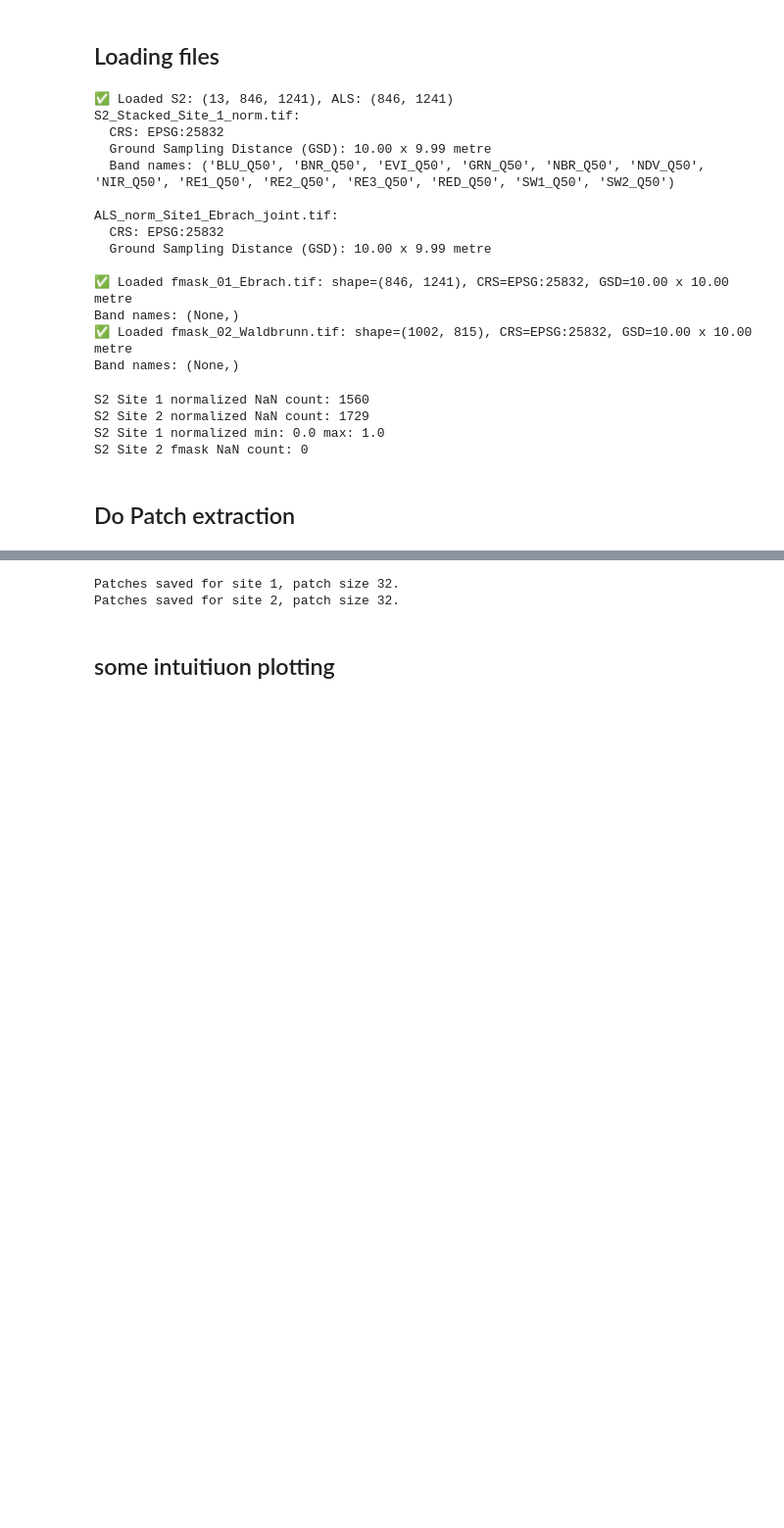
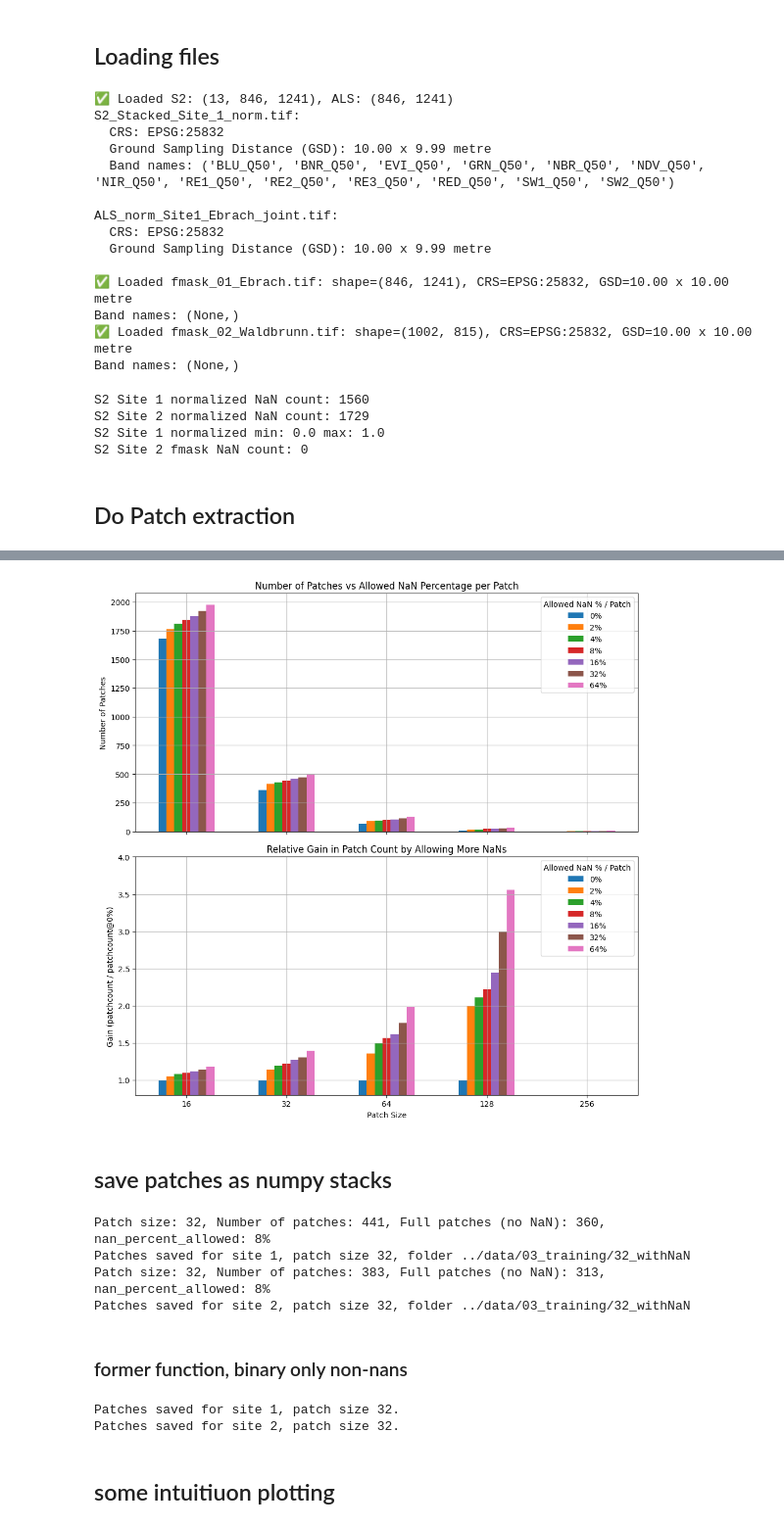
Before and after one commit to fizz-x/TreeHeads, a Jupyter notebook: processing/04_patching.ipynb, the cells around one changed output, grey strips where cells are left out. Shown at 98% size. Cells and saved outputs as stored; diff of their text form; code cells hidden in the pictures; blank space fills up the shorter version.

```diff
--- a/processing/03_patching.ipynb
+++ b/processing/04_patching.ipynb
@@ -162,7 +211,8 @@ for s2, als, fmask in zip(s2, als, fmask):
     print(f"S2 shape: {s2.shape}, ALS shape: {als.shape}")
     for p in patches:
         #print(f"Extracting patches of size {p}...")
-        s2_arr, als_arr, fmask_arr, combined_arr = extract_patches_with_resampled_data(s2, als, fmask, p, only_full_patches=False)
+        #s2_arr, als_arr, fmask_arr, combined_arr = extract_patches_with_resampled_data(s2, als, fmask, p, only_full_patches=False)
+        s2_arr, als_arr, fmask_arr, combined_arr, _ = extract_patches_withnanpc(s2, als, fmask, p, nan_percent_allowed=8, verbose=True)
         #print(f"Shape of Combined patches: {combined_arr.shape}, S2 patches: {s2_arr.shape}, ALS patches: {als_arr.shape}, Fmask patches: {fmask_arr.shape}")
     print("---------------------")
 # %% [output]
@@ -186 +236,63 @@ Patch size: 256, Number of patches: 9, Full patches (no NaN): 0
 ---------------------
+# %%
+patches = [16, 32, 64, 128, 256]
+nan_percents = [0, 2, 4, 8, 16, 32, 64]
+s2 = [s2_np, s2_np2]
+als = [als_np, als_np2]
+fmask = [fmask1, fmask2]
+results = []
+
+for p in patches:
+    for nan_pc in nan_percents:
+        _, _, _, _, stats = extract_patches_withnanpc(s2_np, als_np, fmask1, p, nan_percent_allowed=nan_pc, verbose=False)
+        # stats = [patch_size, num_patches, nan_percent_allowed]
+        results.append(stats)
+
+results = np.array(results)
+# Reshape for plotting: rows=patch sizes, cols=nan_percents
+num_patches_matrix = results[:, 1].reshape(len(patches), len(nan_percents))
+
+# Calculate gain: ratio to the 0% NaN patch count for each patch size
+gain = np.zeros_like(num_patches_matrix, dtype=float)
+for i in range(len(patches)):
+    base = num_patches_matrix[i, 0]
+    if base == 0:
+        gain[i, :] = 0
+    else:
+        gain[i, :] = num_patches_matrix[i, :] / base
+
+bar_width = 0.08
+x = np.arange(len(patches))
+
+fig2, (ax1, ax2) = plt.subplots(2, 1, figsize=(10, 10), sharex=True, gridspec_kw={'height_ratios': [1, 1]})
+
+# Top: original bar plot
+for i, nan_pc in enumerate(nan_percents):
+    ax1.bar(x + i * bar_width, num_patches_matrix[:, i], width=bar_width, label=f'{nan_pc:.0f}%')
+ax1.set_xticks(x + bar_width * (len(nan_percents) - 1) / 2)
+ax1.set_xticklabels([str(p) for p in patches])
+ax1.set_ylabel('Number of Patches')
+ax1.set_title('Number of Patches vs Allowed NaN Percentage per Patch')
+ax1.legend(title='Allowed NaN % / Patch')
+ax1.grid()
+
+# Bottom: gain bar plot
+for i, nan_pc in enumerate(nan_percents):
+    ax2.bar(x + i * bar_width, gain[:, i], width=bar_width, label=f'{nan_pc:.0f}%')
+ax2.set_xlabel('Patch Size')
+ax2.set_ylabel('Gain (patchcount / patchcount@0%)')
+ax2.set_title('Relative Gain in Patch Count by Allowing More NaNs')
+ax2.legend(title='Allowed NaN % / Patch')
+ax2.set_xticks(x + bar_width * (len(nan_percents) - 1) / 2)
+ax2.set_xticklabels([str(p) for p in patches])
+ax2.set_ylim(0.8,4)
+ax2.grid()
+
+plt.tight_layout()
+plt.show()
+
+#print(gain)
+# %% [output]
+[figure, added]
+# %% [markdown]
+## save patches as numpy stacks
@@ -187,3 +322,13 @@ Patch size: 256, Number of patches: 9, Full patches (no NaN): 0
+# %%
+save_patches_as_npy_nantolerant(s2_np, als_np, fmask1, OUTPUT_FOLDER, 32, 1,nan_pc=8)
+save_patches_as_npy_nantolerant(s2_np2, als_np2, fmask2, OUTPUT_FOLDER, 32, 2,nan_pc=8)
+# %% [output]
+Patch size: 32, Number of patches: 441, Full patches (no NaN): 360, nan_percent_allowed: 8%
+Patches saved for site 1, patch size 32, folder ../data/03_training/32_withNaN
+Patch size: 32, Number of patches: 383, Full patches (no NaN): 313, nan_percent_allowed: 8%
+Patches saved for site 2, patch size 32, folder ../data/03_training/32_withNaN
+# %% [markdown]
+### former function, binary only non-nans
 # %%
 # write a function to save the patches as numpy arrays
 def save_patches_as_npy(s2, als, fmask, output_folder, patch_size, site_number):
```
Also changed, not shown: parts of 7 cells of this notebook, 2 other files.
